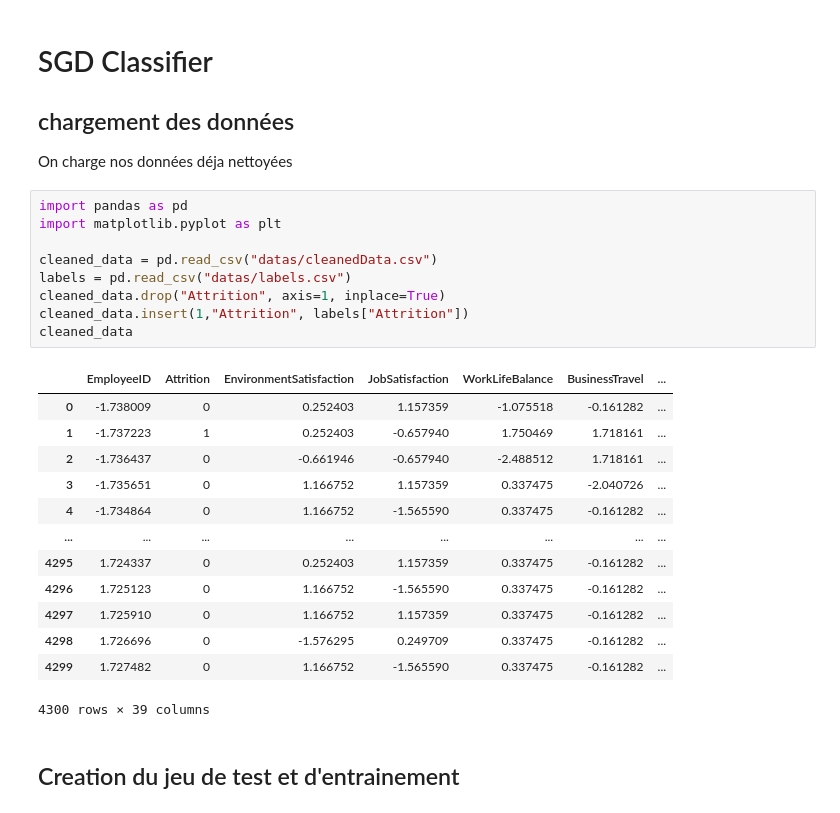
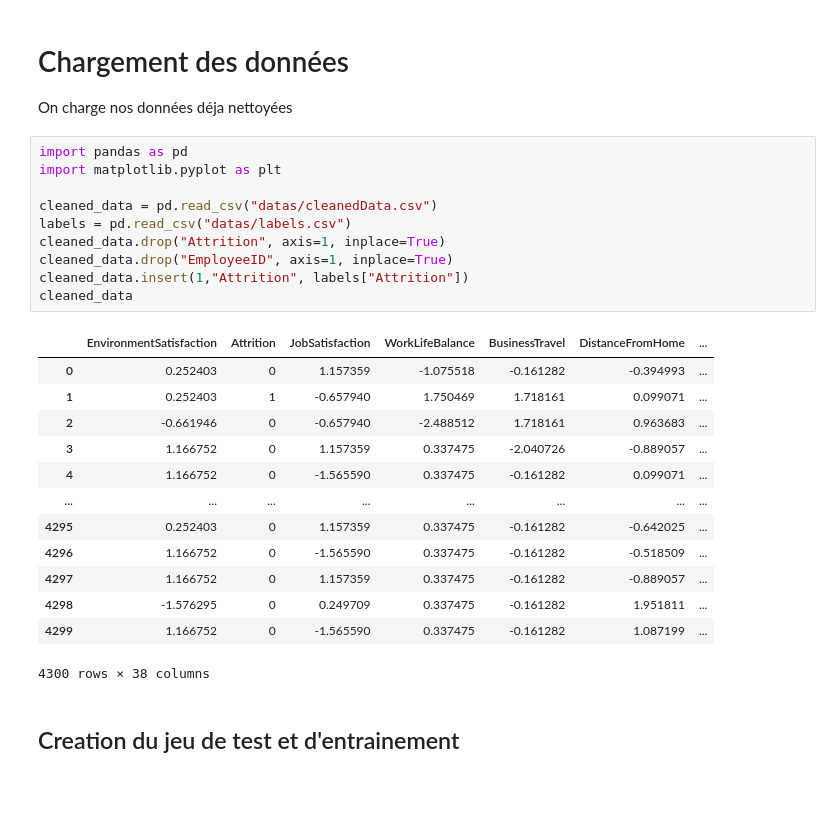
Before and after one commit to R1leMargoulin/Projet_ML_Human4You, a Jupyter notebook: RandomForest_Simon.ipynb, the cells around one changed output. Drawn from its saved outputs; the diff is of its cells as text.

```diff
--- a/RandomForest_Simon.ipynb
+++ b/RandomForest_Simon.ipynb
@@ -1,30 +1,31 @@
 # %% [markdown]
-# SGD Classifier
-## chargement des données
+
+# Chargement des données
 On charge nos données déja nettoyées
 # %%
 import pandas as pd
 import matplotlib.pyplot as plt
 
 cleaned_data = pd.read_csv("datas/cleanedData.csv")
 labels = pd.read_csv("datas/labels.csv")
 cleaned_data.drop("Attrition", axis=1, inplace=True)
+cleaned_data.drop("EmployeeID", axis=1, inplace=True)
 cleaned_data.insert(1,"Attrition", labels["Attrition"])
 cleaned_data
 # %% [output]
-|  | EmployeeID | Attrition | EnvironmentSatisfaction | JobSatisfaction | WorkLifeBalance | BusinessTravel | ... |
-| 0 | -1.738009 | 0 | 0.252403 | 1.157359 | -1.075518 | -0.161282 | ... |
-| 1 | -1.737223 | 1 | 0.252403 | -0.657940 | 1.750469 | 1.718161 | ... |
-| 2 | -1.736437 | 0 | -0.661946 | -0.657940 | -2.488512 | 1.718161 | ... |
-| 3 | -1.735651 | 0 | 1.166752 | 1.157359 | 0.337475 | -2.040726 | ... |
-| 4 | -1.734864 | 0 | 1.166752 | -1.565590 | 0.337475 | -0.161282 | ... |
+|  | EnvironmentSatisfaction | Attrition | JobSatisfaction | WorkLifeBalance | BusinessTravel | DistanceFromHome | ... |
+| 0 | 0.252403 | 0 | 1.157359 | -1.075518 | -0.161282 | -0.394993 | ... |
+| 1 | 0.252403 | 1 | -0.657940 | 1.750469 | 1.718161 | 0.099071 | ... |
+| 2 | -0.661946 | 0 | -0.657940 | -2.488512 | 1.718161 | 0.963683 | ... |
+| 3 | 1.166752 | 0 | 1.157359 | 0.337475 | -2.040726 | -0.889057 | ... |
+| 4 | 1.166752 | 0 | -1.565590 | 0.337475 | -0.161282 | 0.099071 | ... |
 | ... | ... | ... | ... | ... | ... | ... | ... |
-| 4295 | 1.724337 | 0 | 0.252403 | 1.157359 | 0.337475 | -0.161282 | ... |
-| 4296 | 1.725123 | 0 | 1.166752 | -1.565590 | 0.337475 | -0.161282 | ... |
-| 4297 | 1.725910 | 0 | 1.166752 | 1.157359 | 0.337475 | -0.161282 | ... |
-| 4298 | 1.726696 | 0 | -1.576295 | 0.249709 | 0.337475 | -0.161282 | ... |
-| 4299 | 1.727482 | 0 | 1.166752 | -1.565590 | 0.337475 | -0.161282 | ... |
+| 4295 | 0.252403 | 0 | 1.157359 | 0.337475 | -0.161282 | -0.642025 | ... |
+| 4296 | 1.166752 | 0 | -1.565590 | 0.337475 | -0.161282 | -0.518509 | ... |
+| 4297 | 1.166752 | 0 | 1.157359 | 0.337475 | -0.161282 | -0.889057 | ... |
+| 4298 | -1.576295 | 0 | 0.249709 | 0.337475 | -0.161282 | 1.951811 | ... |
+| 4299 | 1.166752 | 0 | -1.565590 | 0.337475 | -0.161282 | 1.087199 | ... |
-4300 rows × 39 columns
+4300 rows × 38 columns
 # %% [markdown]
 ## Creation du jeu de test et d'entrainement
 # %%
```
Also changed, not shown: parts of 27 cells of this notebook.
